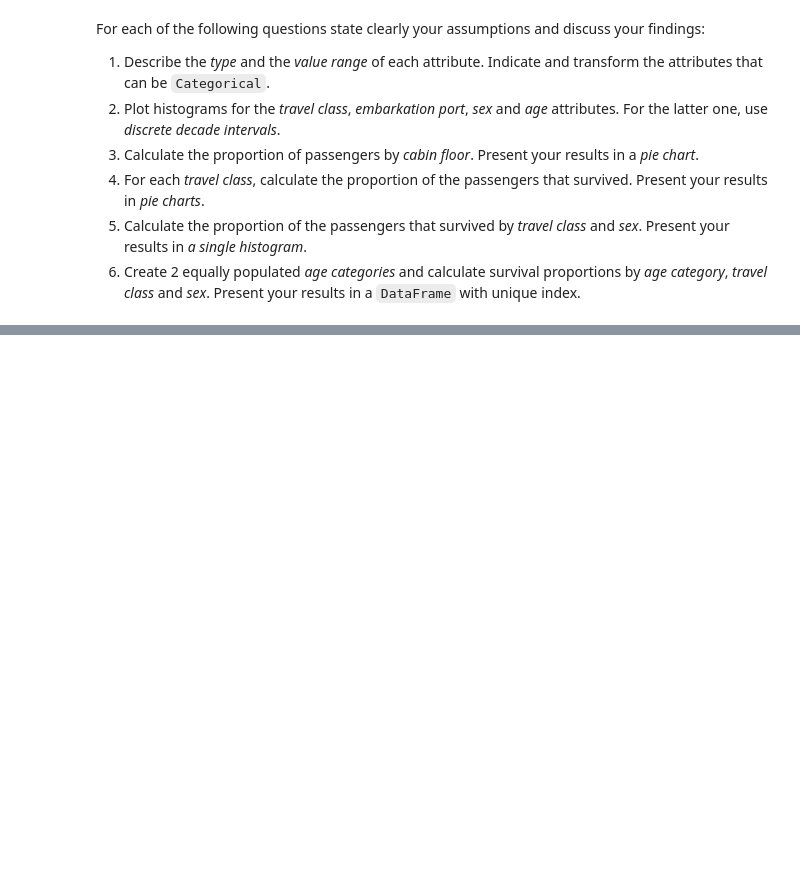
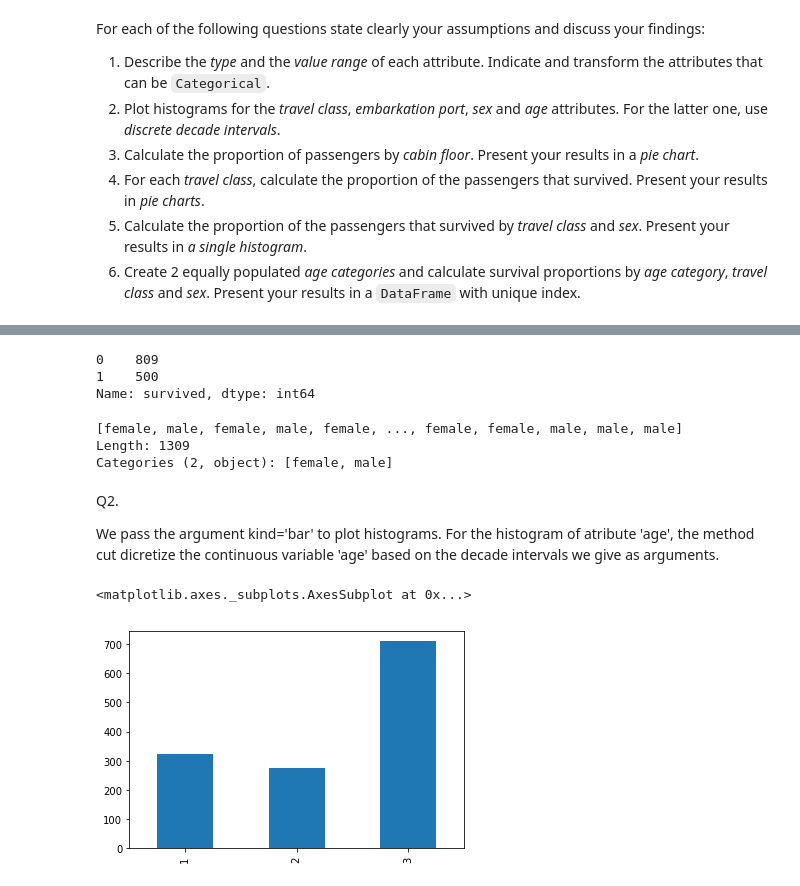
Before and after one commit to jshwl/epfl-ada, a Jupyter notebook: Homework 1.ipynb, the cells around one changed output, grey strips where cells are left out. Drawn from its saved outputs; the diff is of its cells as text; code cells hidden in the pictures; blank space fills up the shorter version.

```diff
--- a/Homework 1.ipynb
+++ b/Homework 1.ipynb
@@ -149,0 +186,2 @@ For each of the following questions state clearly your assumptions and discuss y
+# %%
+titanic = pd.read_excel('Data/titanic.xls')
@@ -149,0 +234,25 @@ For each of the following questions state clearly your assumptions and discuss y
+# %%
+titanic.survived.value_counts()
+# %% [output]
+0    809
+1    500
+Name: survived, dtype: int64
+# %%
+pd.Categorical(titanic.pclass)
+pd.Categorical(titanic.survived)
+pd.Categorical(titanic.embarked)
+pd.Categorical(titanic.pclass)
+pd.Categorical(titanic.sex)
+# %% [output]
+[female, male, female, male, female, ..., female, female, male, male, male]
+Length: 1309
+Categories (2, object): [female, male]
+# %% [markdown]
+Q2.
+
+We pass the argument kind='bar' to plot histograms. For the histogram of atribute 'age', the method cut dicretize the continuous variable 'age' based on the decade intervals we give as arguments.
+# %%
+titanic.pclass.value_counts(sort=False).plot(kind='bar')
+# %% [output]
+<matplotlib.axes._subplots.AxesSubplot at 0x...>
+[figure, added]
```
Also changed, not shown: parts of 18 cells of this notebook.
